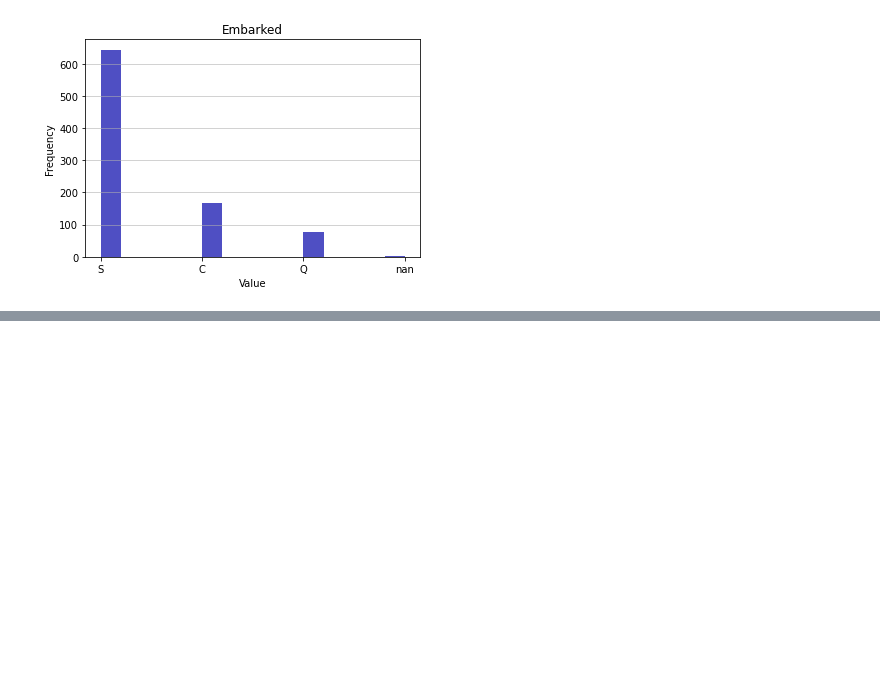
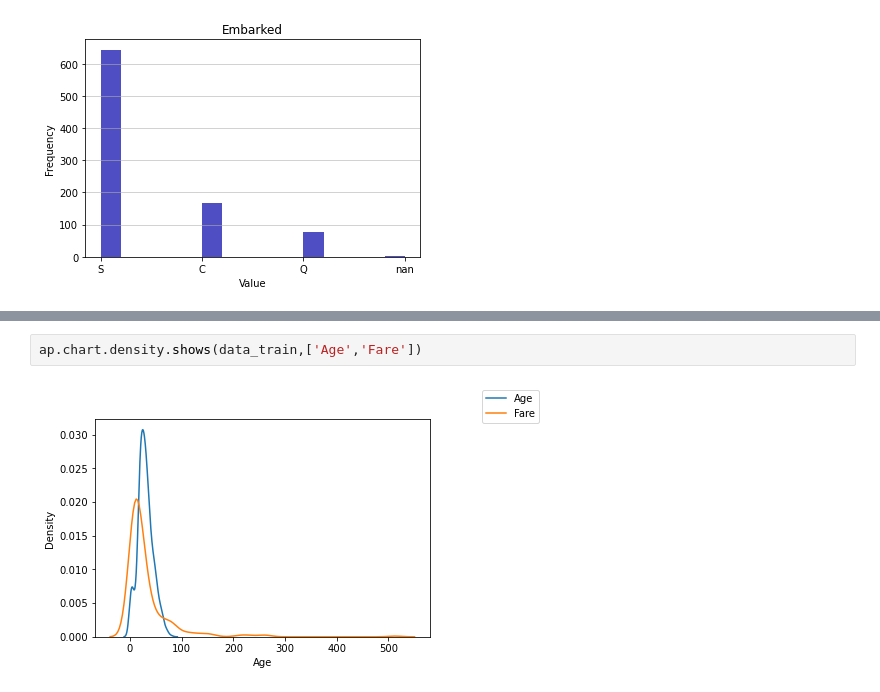
Before and after one commit to ah4d1/anoapycore, a Jupyter notebook: samples/dev/titanic/titanic-chart.ipynb, the cells around one changed output, grey strips where cells are left out. Drawn from its saved outputs; the diff is of its cells as text; blank space fills up the shorter version.

```diff
--- a/samples/dev/titanic/titanic-chart.ipynb
+++ b/samples/dev/titanic/titanic-chart.ipynb
@@ -26,0 +40,4 @@ ap.chart.histogram(data_train,'Age',a_bins=100)
+# %%
+ap.chart.density.shows(data_train,['Age','Fare'])
+# %% [output]
+[figure, added]
```
Also changed, not shown: parts of 9 cells of this notebook, 5 other files.
